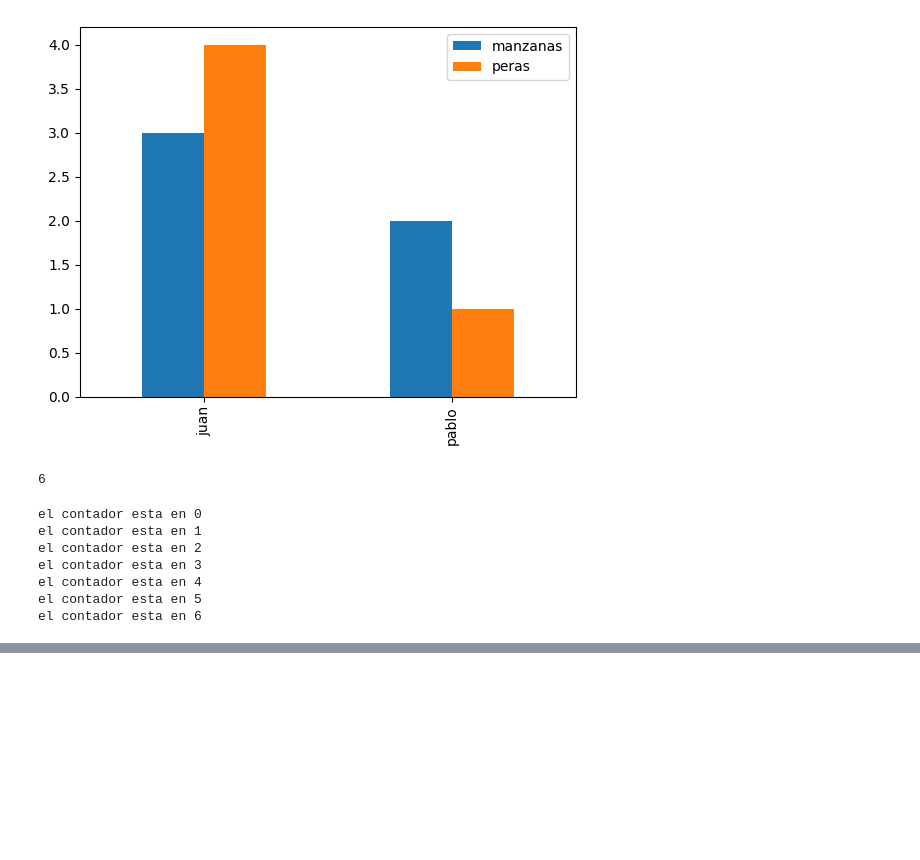
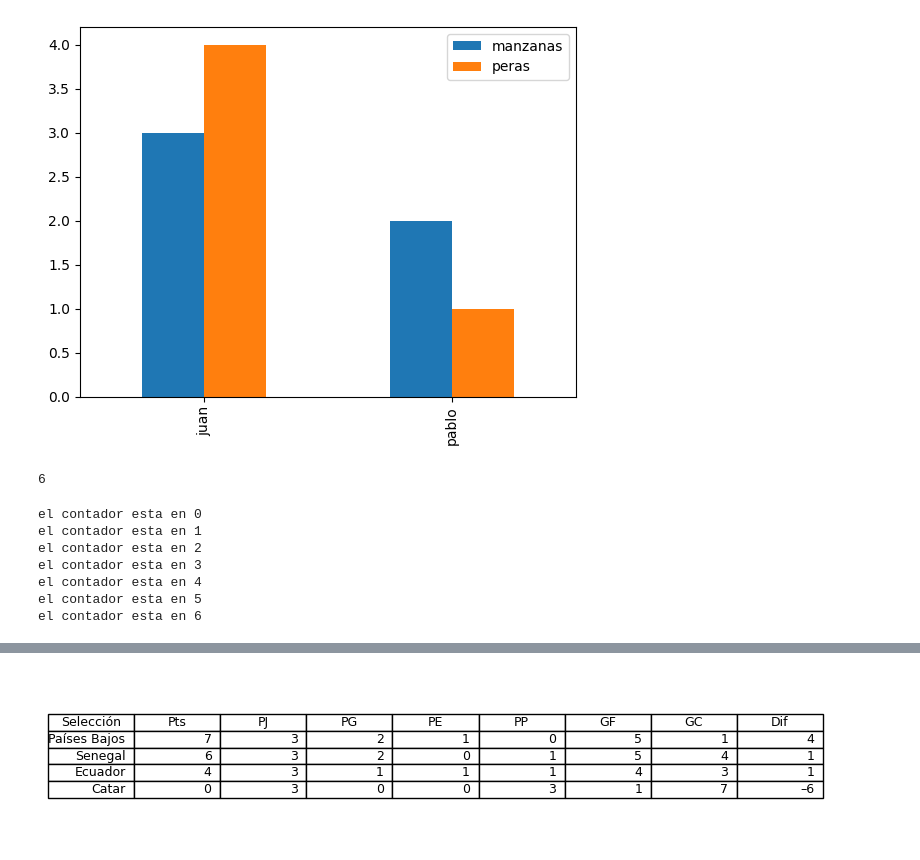
Before and after one commit to TonyBrandon/ClaseSoyHenry, a Jupyter notebook: ventana.ipynb, the cells around one changed output, grey strips where cells are left out. Saved outputs shown, nothing was run; the diff lists cells and outputs as text; code cells hidden in the pictures; blank space fills up the shorter version.

```diff
--- a/ventana.ipynb
+++ b/ventana.ipynb
@@ -59,0 +91,25 @@ el contador esta en 6
+# %%
+import pandas as pd
+from urllib.parse import quote
+import matplotlib.pyplot as plt
+
+url = 'https://es.wikipedia.org/wiki/Copa_Mundial_de_Fútbol_de_2022'
+url_encoded = quote(url, safe=':/')
+
+tablas = pd.read_html(url_encoded)
+tabla_corregida = tablas[9]
+
+# Configurar tamaño de la figura
+fig, ax = plt.subplots(figsize=(10, 2))
+
+# Mostrar la tabla en la figura
+ax.axis('off')
+tabla = ax.table(cellText=tabla_corregida.values, colLabels=tabla_corregida.columns, loc='center')
+
+# Ajustar tamaño de las letras y color del texto
+tabla.auto_set_font_size(False)
+tabla.set_fontsize(9)
+# Mostrar la figura en una ventana aparte
+plt.show()
+# %% [output]
+[figure, added]
```
Also changed, not shown: parts of 11 cells of this notebook, 1 other file.
